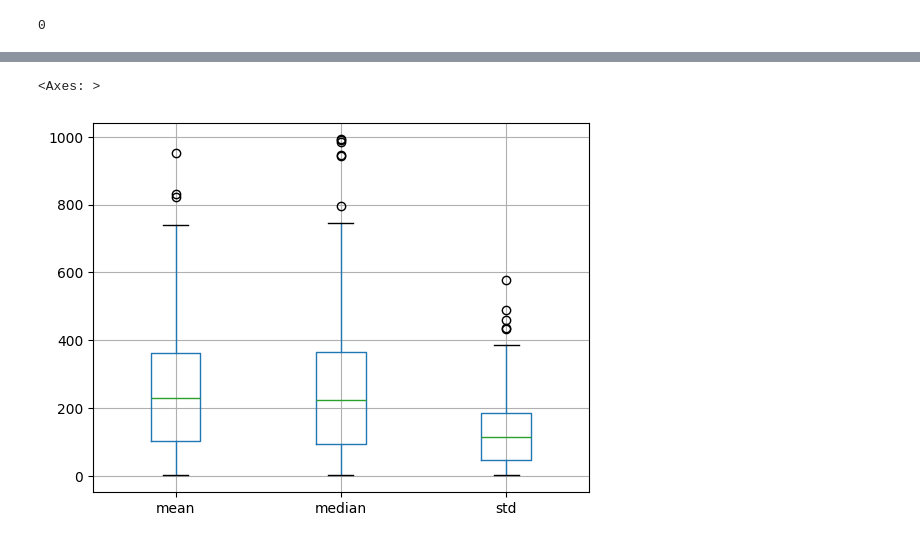
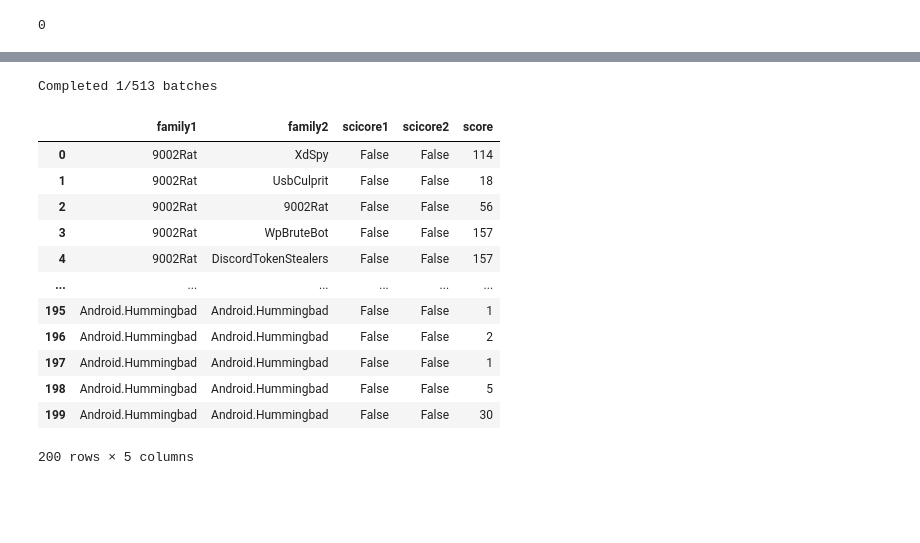
Before and after one commit to edizeqiri/obstkorb, a Jupyter notebook: Analysis/Malware.ipynb, the cells around one changed output, grey strips where cells are left out. Drawn from its saved outputs; the diff is of its cells as text; code cells hidden in the pictures; blank space fills up the shorter version.

Commit message:
updated tlsh

```diff
--- a/Analysis/Malware.ipynb
+++ b/Analysis/Malware.ipynb
@@ -235,6 +226,0 @@ fam_ssdeep[["mean","median","std"]].boxplot()
-# %%
-fam_strings = fam_strings[fam_strings['amount'] > 1]
-fam_strings[["mean","median","std"]].boxplot()
-# %% [output]
-<Axes: >
-[figure, removed]
@@ -243,3 +227,45 @@ fam_tlsh
+# %%
+from tmp import subresult
+import concurrent.futures
+
+def tlsh_score(df, col="tlsh"):
+    numi = df[[col, 'family', 'scicore', 'SHA256']].to_numpy()
+    batch = 200
+    total_batches = len(range(0, len(numi), batch))
+    results = []
+    completed_batches = 0
+
+    with concurrent.futures.ProcessPoolExecutor(max_workers=32) as executor:
+        future_results = [executor.submit(subresult, numi[i:i+batch],numi) for i in range(0, len(numi), batch)]
+        for future in concurrent.futures.as_completed(future_results):
+            try:
+                results.extend(future.result())
+            except Exception as e:
+                print(f"Operation failed: {e}")
+    return results
+
+
+
+
+# Assuming you have 'filtered_df' defined somewhere before this point
+results = tlsh_score(filtered_df)
+results = pd.DataFrame(results, columns=["family1", "family2", "scicore1", "scicore2", "score"])
+results
+# %% [output]
+Completed 1/513 batches
+|  | family1 | family2 | scicore1 | scicore2 | score |
+| 0 | 9002Rat | XdSpy | False | False | 114 |
+| 1 | 9002Rat | UsbCulprit | False | False | 18 |
+| 2 | 9002Rat | 9002Rat | False | False | 56 |
+| 3 | 9002Rat | WpBruteBot | False | False | 157 |
+| 4 | 9002Rat | DiscordTokenStealers | False | False | 157 |
+| ... | ... | ... | ... | ... | ... |
+| 195 | Android.Hummingbad | Android.Hummingbad | False | False | 1 |
+| 196 | Android.Hummingbad | Android.Hummingbad | False | False | 2 |
+| 197 | Android.Hummingbad | Android.Hummingbad | False | False | 1 |
+| 198 | Android.Hummingbad | Android.Hummingbad | False | False | 5 |
+| 199 | Android.Hummingbad | Android.Hummingbad | False | False | 30 |
+200 rows × 5 columns
 # %%
 def tlsh_comb(df=filtered_df, col='tlsh'):
     from itertools import combinations
```
Also changed, not shown: parts of 40 cells of this notebook, 1 other file.
